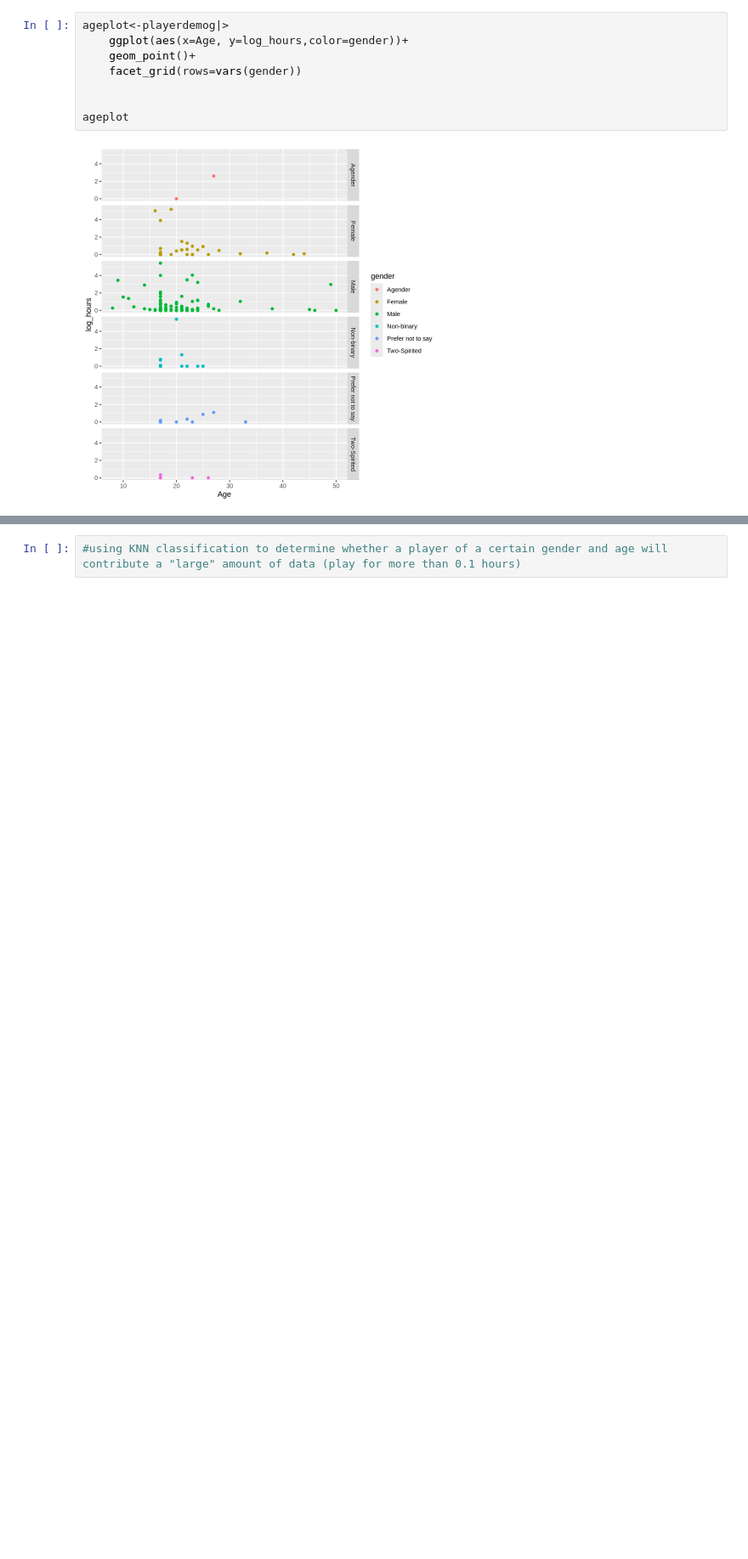
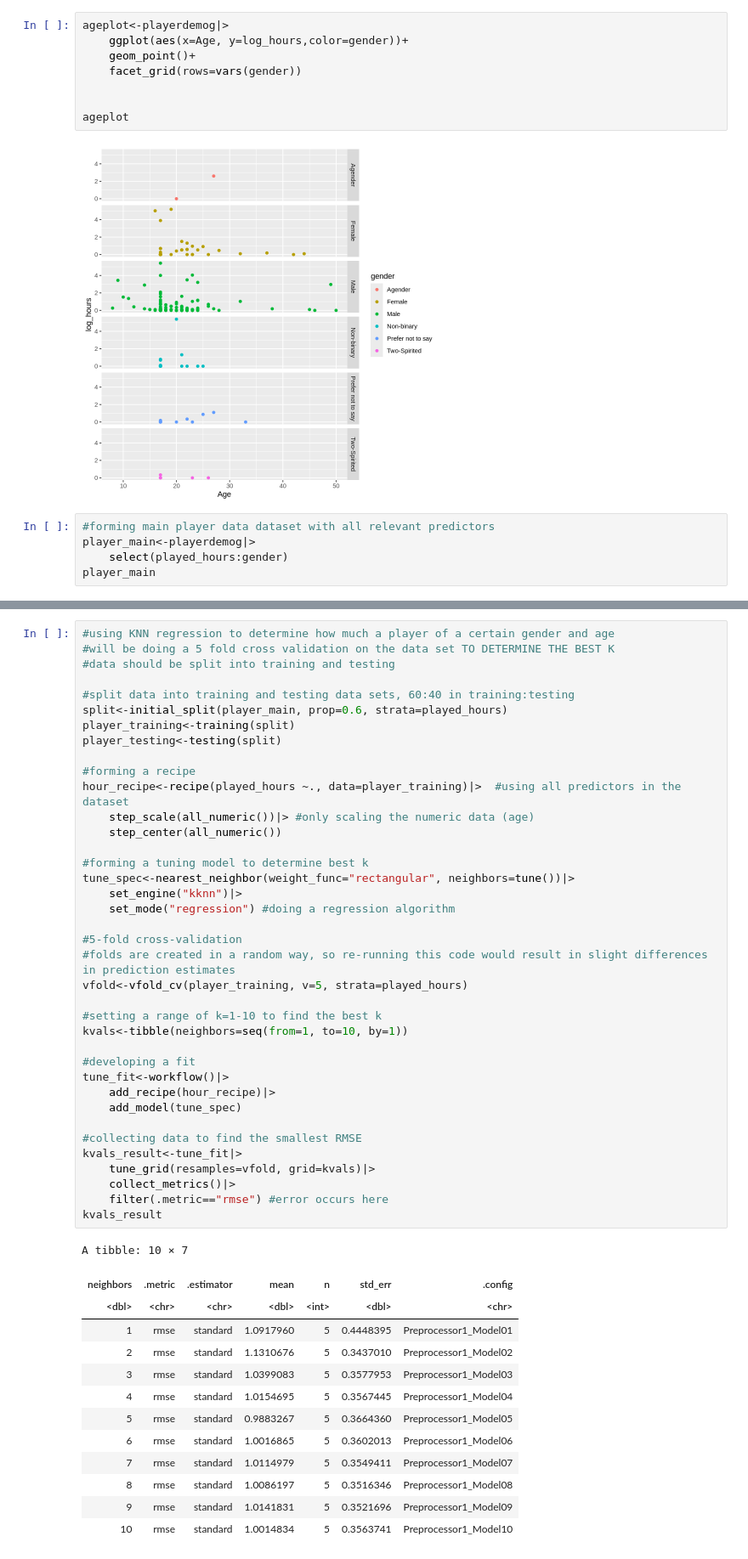
Before and after one commit to Jazecab/DSCI100-Project-Main, a Jupyter notebook: Project_JC.ipynb, the cells around one changed output, grey strips where cells are left out. Shown at 85% size. Saved outputs shown, nothing was run; the diff lists cells and outputs as text; blank space fills up the shorter version.

```diff
--- a/Project_JC.ipynb
+++ b/Project_JC.ipynb
@@ -103,3 +97,8 @@ ageplot<-playerdemog|>
 ageplot
 # %% [output]
 [figure]
+# %%
+#forming main player data dataset with all relevant predictors
+player_main<-playerdemog|>
+    select(played_hours:gender)
+player_main
@@ -106,2 +120,52 @@ ageplot
 # %%
-#using KNN classification to determine whether a player of a certain gender and age will contribute a "large" amount of data (play for more than 0.1 hours)
+#using KNN regression to determine how much a player of a certain gender and age
+#will be doing a 5 fold cross validation on the data set TO DETERMINE THE BEST K
+#data should be split into training and testing
+
+#split data into training and testing data sets, 60:40 in training:testing
+split<-initial_split(player_main, prop=0.6, strata=played_hours)
+player_training<-training(split)
+player_testing<-testing(split)
+
+#forming a recipe
+hour_recipe<-recipe(played_hours ~., data=player_training)|>  #using all predictors in the dataset
+    step_scale(all_numeric())|> #only scaling the numeric data (age)
+    step_center(all_numeric())
+
+#forming a tuning model to determine best k
+tune_spec<-nearest_neighbor(weight_func="rectangular", neighbors=tune())|>
+    set_engine("kknn")|>
+    set_mode("regression") #doing a regression algorithm
+
+#5-fold cross-validation
+#folds are created in a random way, so re-running this code would result in slight differences in prediction estimates
+vfold<-vfold_cv(player_training, v=5, strata=played_hours)
+
+#setting a range of k=1-10 to find the best k
+kvals<-tibble(neighbors=seq(from=1, to=10, by=1))
+
+#developing a fit
+tune_fit<-workflow()|>
+    add_recipe(hour_recipe)|>
+    add_model(tune_spec)
+
+#collecting data to find the smallest RMSE
+kvals_result<-tune_fit|>
+    tune_grid(resamples=vfold, grid=kvals)|>
+    collect_metrics()|>
+    filter(.metric=="rmse") #error occurs here
+kvals_result
+# %% [output]
+A tibble: 10 × 7
+| neighbors | .metric | .estimator | mean | n | std_err | .config |
+| <dbl> | <chr> | <chr> | <dbl> | <int> | <dbl> | <chr> |
+| 1 | rmse | standard | 1.0917960 | 5 | 0.4448395 | Preprocessor1_Model01 |
+| 2 | rmse | standard | 1.1310676 | 5 | 0.3437010 | Preprocessor1_Model02 |
+| 3 | rmse | standard | 1.0399083 | 5 | 0.3577953 | Preprocessor1_Model03 |
+| 4 | rmse | standard | 1.0154695 | 5 | 0.3567445 | Preprocessor1_Model04 |
+| 5 | rmse | standard | 0.9883267 | 5 | 0.3664360 | Preprocessor1_Model05 |
+| 6 | rmse | standard | 1.0016865 | 5 | 0.3602013 | Preprocessor1_Model06 |
+| 7 | rmse | standard | 1.0114979 | 5 | 0.3549411 | Preprocessor1_Model07 |
+| 8 | rmse | standard | 1.0086197 | 5 | 0.3516346 | Preprocessor1_Model08 |
+| 9 | rmse | standard | 1.0141831 | 5 | 0.3521696 | Preprocessor1_Model09 |
+| 10 | rmse | standard | 1.0014834 | 5 | 0.3563741 | Preprocessor1_Model10 |
```
Also changed, not shown: parts of 7 cells of this notebook.
